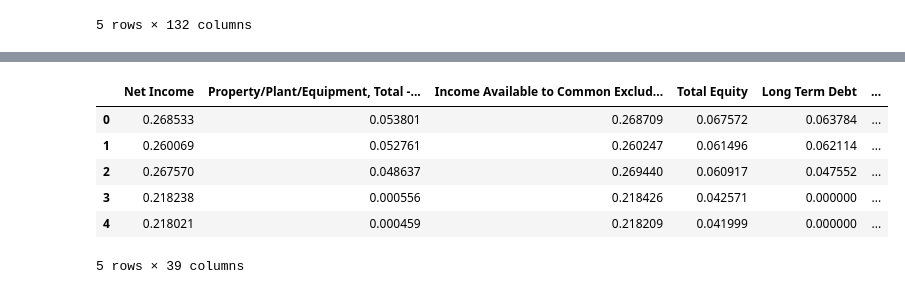
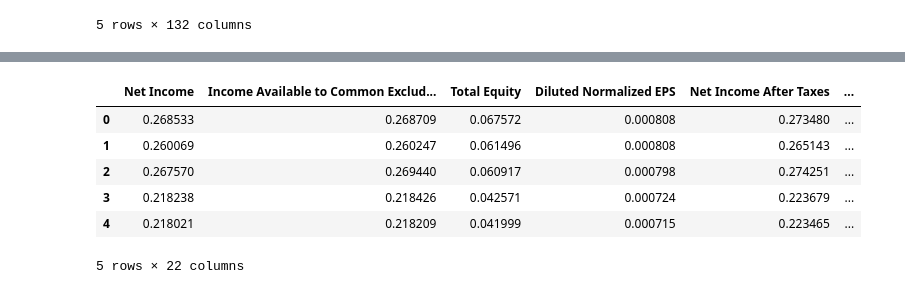
Before and after one commit to hoyeon912/tickai, a Jupyter notebook: src/preprocessing/processing.ipynb, the cells around one changed output, grey strips where cells are left out. Saved outputs shown, nothing was run; the diff lists cells and outputs as text; code cells hidden in the pictures.

```diff
--- a/src/preprocessing/processing.ipynb
+++ b/src/preprocessing/processing.ipynb
@@ -1,8 +1,8 @@
 # %%
 import pandas as pd
 
-train_ds = pd.read_csv('../../data/train.csv', index_col=0)
-train_ds.head()
+raw_ds = pd.read_csv('../../data/train.csv', index_col=0)
+raw_ds.head()
 # %% [output]
 |  | Unrealized Gain (Loss) | Net Income | Property/Plant/Equipment, Total -... | Short Term Investments | Income Available to Common Exclud... | ... |
 | 0 | 0.0 | 5449.00 | 27514.00 | 404.00 | 5449.00 | ... |
@@ -40,7 +40,8 @@ Length: 132, dtype: int64
 # %%
 trash_columns = []
-for col in train_ds.columns:
-    if train_ds[col][train_ds[col]==0].count() > 74.2:
+alpha = 0
+for col in raw_ds.columns:
+    if raw_ds[col][raw_ds[col]==0].count() > alpha:
         trash_columns.append(col)
 len(trash_columns)
 # %% [output]
@@ -48,4 +49,4 @@ len(trash_columns)
 # %%
-dropped_train_ds = train_ds.drop(trash_columns, axis=1)
-dropped_train_ds.head()
+dropped_ds = raw_ds.drop(trash_columns, axis=1)
+dropped_ds.head()
 # %% [output]
@@ -81,19 +60,19 @@ train_feat.head()
 # %%
-train_feat.mean().to_csv('../../data/feat_mean.csv')
-train_feat.std().to_csv('../../data/feat_std.csv')
-train_feat.min().to_csv('../../data/feat_min.csv')
-train_feat.max().to_csv('../../data/feat_max.csv')
+dropped_ds.mean().to_csv('../../data/feat_mean.csv')
+dropped_ds.std().to_csv('../../data/feat_std.csv')
+dropped_ds.min().to_csv('../../data/feat_min.csv')
+dropped_ds.max().to_csv('../../data/feat_max.csv')
 
-feat = (train_feat - train_feat.mean()) / train_feat.std()
-feat = (train_feat - train_feat.min()) / (train_feat.max() - train_feat.min())
+train_ds = (dropped_ds - dropped_ds.mean()) / dropped_ds.std()
+train_ds = (dropped_ds - dropped_ds.min()) / (dropped_ds.max() - dropped_ds.min())
 
-feat.to_csv('../../data/processed_train_feat.csv')
-feat.head()
+train_ds.to_csv('../../data/train_ds.csv')
+train_ds.head()
 # %% [output]
-|  | Net Income | Property/Plant/Equipment, Total -... | Income Available to Common Exclud... | Total Equity | Long Term Debt | ... |
-| 0 | 0.268533 | 0.053801 | 0.268709 | 0.067572 | 0.063784 | ... |
-| 1 | 0.260069 | 0.052761 | 0.260247 | 0.061496 | 0.062114 | ... |
-| 2 | 0.267570 | 0.048637 | 0.269440 | 0.060917 | 0.047552 | ... |
-| 3 | 0.218238 | 0.000556 | 0.218426 | 0.042571 | 0.000000 | ... |
-| 4 | 0.218021 | 0.000459 | 0.218209 | 0.041999 | 0.000000 | ... |
+|  | Net Income | Income Available to Common Exclud... | Total Equity | Diluted Normalized EPS | Net Income After Taxes | ... |
+| 0 | 0.268533 | 0.268709 | 0.067572 | 0.000808 | 0.273480 | ... |
+| 1 | 0.260069 | 0.260247 | 0.061496 | 0.000808 | 0.265143 | ... |
+| 2 | 0.267570 | 0.269440 | 0.060917 | 0.000798 | 0.274251 | ... |
+| 3 | 0.218238 | 0.218426 | 0.042571 | 0.000724 | 0.223679 | ... |
+| 4 | 0.218021 | 0.218209 | 0.041999 | 0.000715 | 0.223465 | ... |
-5 rows × 39 columns
+5 rows × 22 columns
```
Also changed, not shown: parts of 10 cells of this notebook, 2 other files.
